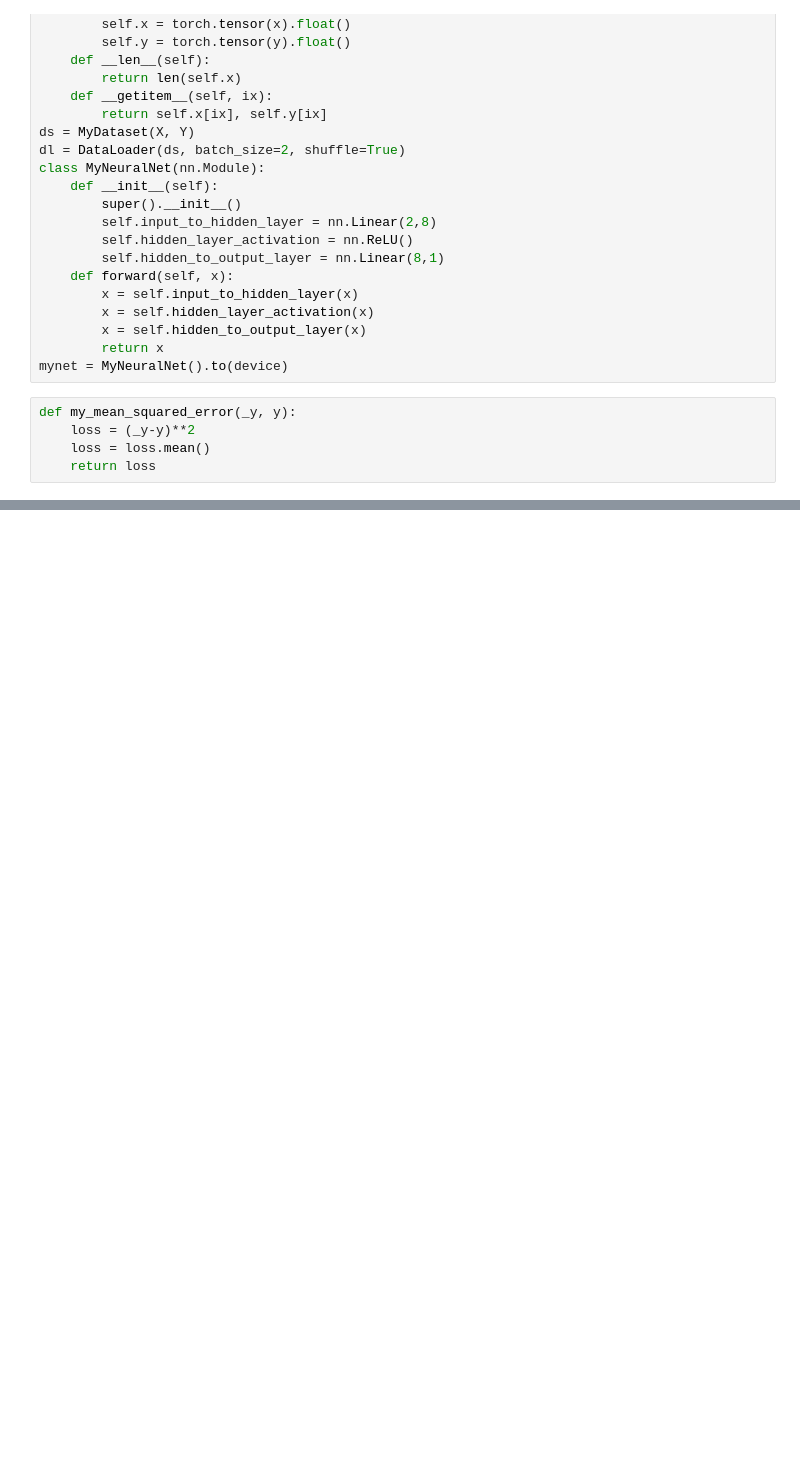
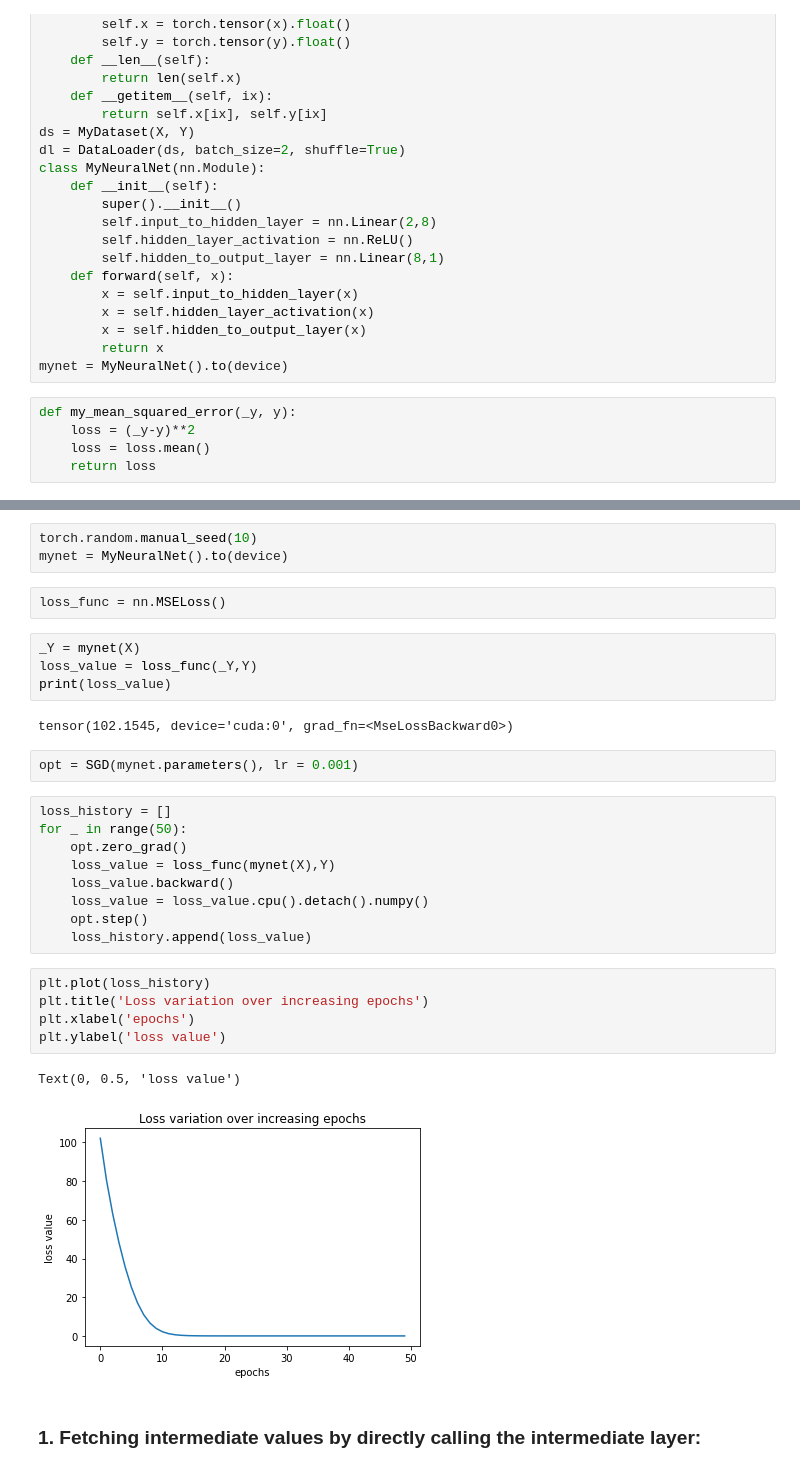
Before and after one commit to ahmadSoliman94/Artificial-Intelligence, a Jupyter notebook: DL/Modern Computer Vision with Pytorch/PyTorch_Fundamentals.ipynb, the cells around one changed output, grey strips where cells are left out. Saved outputs shown, nothing was run; the diff lists cells and outputs as text; blank space fills up the shorter version.

```diff
--- a/DL/Modern Computer Vision with Pytorch/PyTorch_Fundamentals.ipynb
+++ b/DL/Modern Computer Vision with Pytorch/PyTorch_Fundamentals.ipynb
@@ -558,0 +584,32 @@ tensor(92.0884, device='cuda:0', grad_fn=<MeanBackward0>)
+# %%
+torch.random.manual_seed(10)
+mynet = MyNeuralNet().to(device)
+# %%
+loss_func = nn.MSELoss()
+# %%
+_Y = mynet(X)
+loss_value = loss_func(_Y,Y)
+print(loss_value)
+# %% [output]
+tensor(102.1545, device='cuda:0', grad_fn=<MseLossBackward0>)
+# %%
+opt = SGD(mynet.parameters(), lr = 0.001)
+# %%
+loss_history = []
+for _ in range(50):
+    opt.zero_grad()
+    loss_value = loss_func(mynet(X),Y)
+    loss_value.backward()
+    loss_value = loss_value.cpu().detach().numpy()
+    opt.step()
+    loss_history.append(loss_value)
+# %%
+plt.plot(loss_history)
+plt.title('Loss variation over increasing epochs')
+plt.xlabel('epochs')
+plt.ylabel('loss value')
+# %% [output]
+Text(0, 0.5, 'loss value')
+[figure, added]
+# %% [markdown]
+### **1. Fetching intermediate values by directly calling the intermediate layer:**
```
Also changed, not shown: parts of 42 cells of this notebook.
